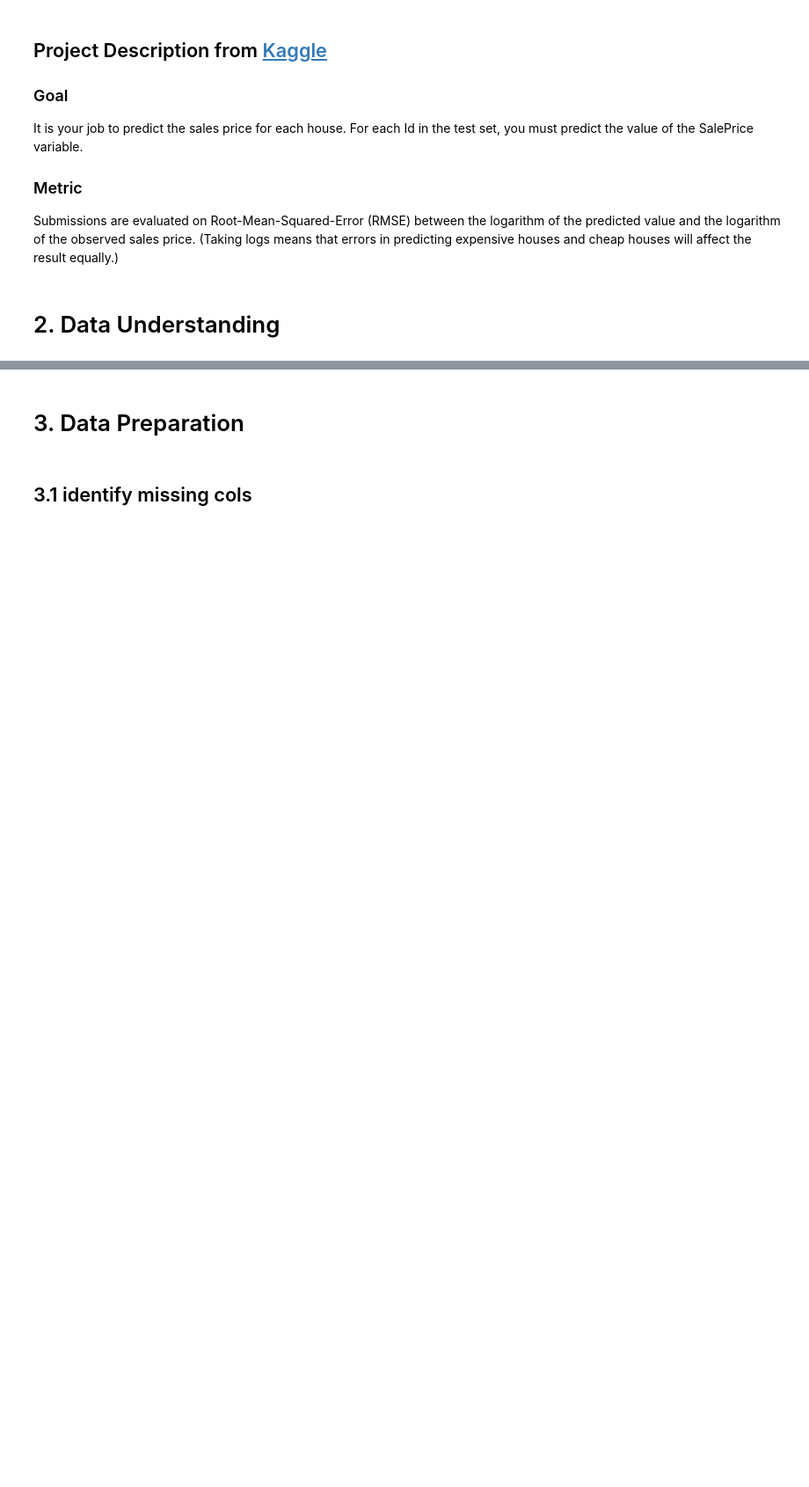
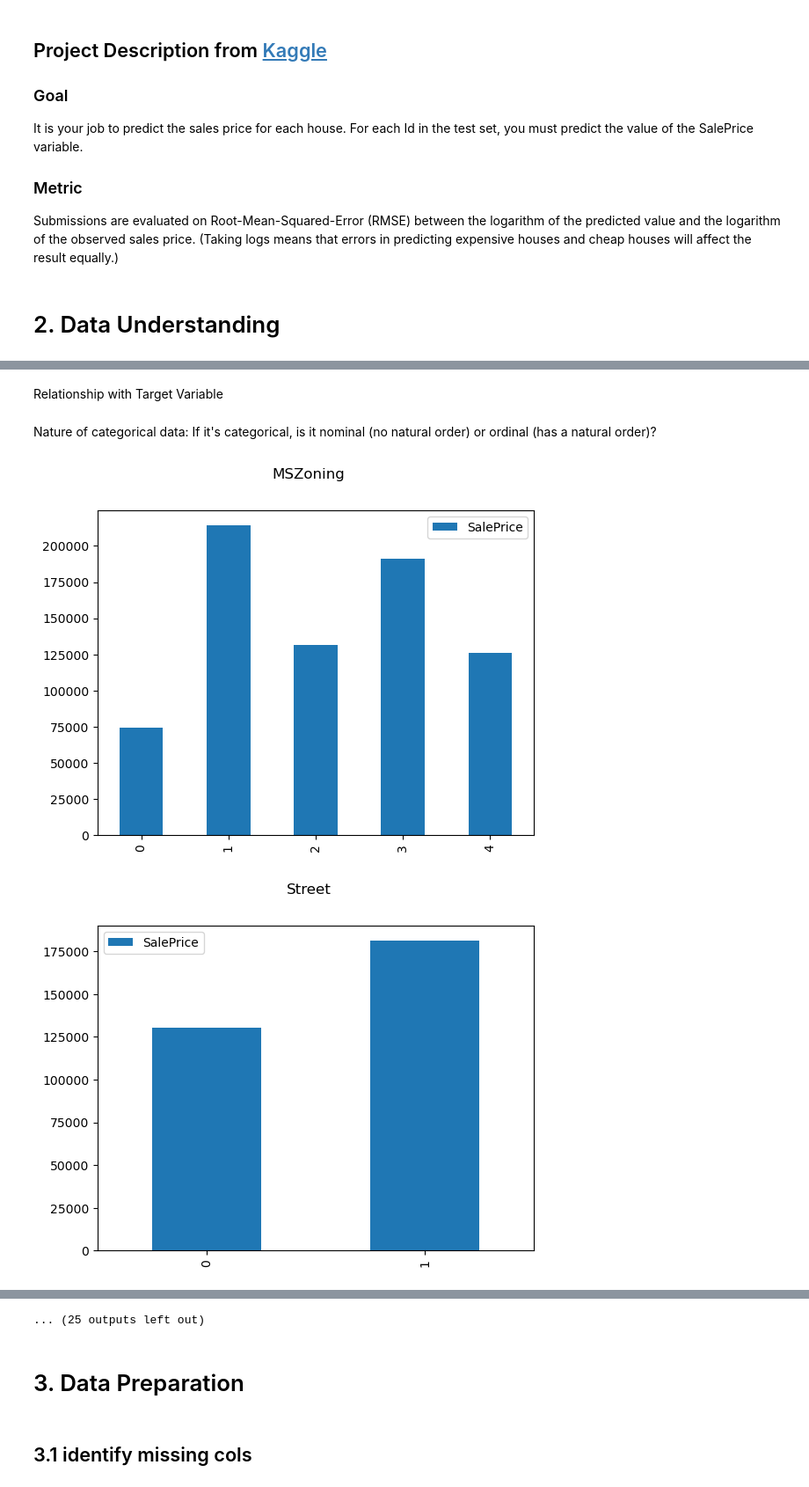
Before and after one commit to charlesbeacham/housing, a Jupyter notebook: ml.ipynb, the cells around one changed output, grey strips where cells are left out. Shown at 88% size. Cells and saved outputs as stored; diff of their text form; code cells hidden in the pictures; blank space fills up the shorter version.

```diff
--- a/ml.ipynb
+++ b/ml.ipynb
@@ -30,0 +79,10 @@ Submissions are evaluated on Root-Mean-Squared-Error (RMSE) between the logarith
+# %%
+non_numeric_cols = df.select_dtypes(exclude='number').columns
+# %%
+df_len =  df.shape[0]
+for col in df[non_numeric_cols]:
+        # get info about top values
+        names = list(df[col].value_counts().index)
+        sliced_names = [str(name)[:25] for name in names]
+        values = list(df[col].value_counts())
+        print(f'{df[col].name}: {list(zip(sliced_names,values))}')
@@ -30,0 +113,11 @@ Submissions are evaluated on Root-Mean-Squared-Error (RMSE) between the logarith
+# %% [markdown]
+Relationship with Target Variable
+# %% [markdown]
+Nature of categorical data: If it's categorical, is it nominal (no natural order) or ordinal (has a natural order)?
+# %%
+for col in df[non_numeric_cols]:
+    df.groupby(col)['SalePrice'].mean().reset_index().plot.bar()
+    plt.suptitle(col);
+# %% [output]
+[figure, added]
+[figure, added]
@@ -31,3 +134,4 @@ Submissions are evaluated on Root-Mean-Squared-Error (RMSE) between the logarith
+... (25 outputs left out)
 # %% [markdown]
 # 3. Data Preparation
 # %% [markdown]
```
Also changed, not shown: parts of 10 cells of this notebook.
